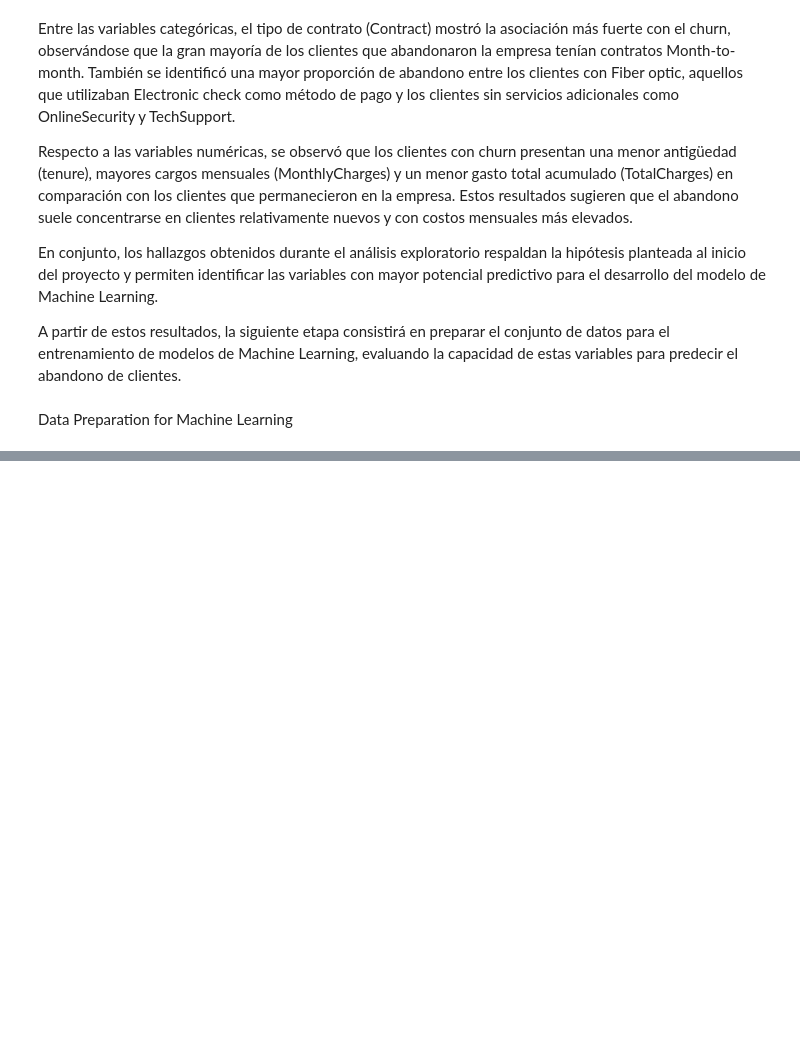
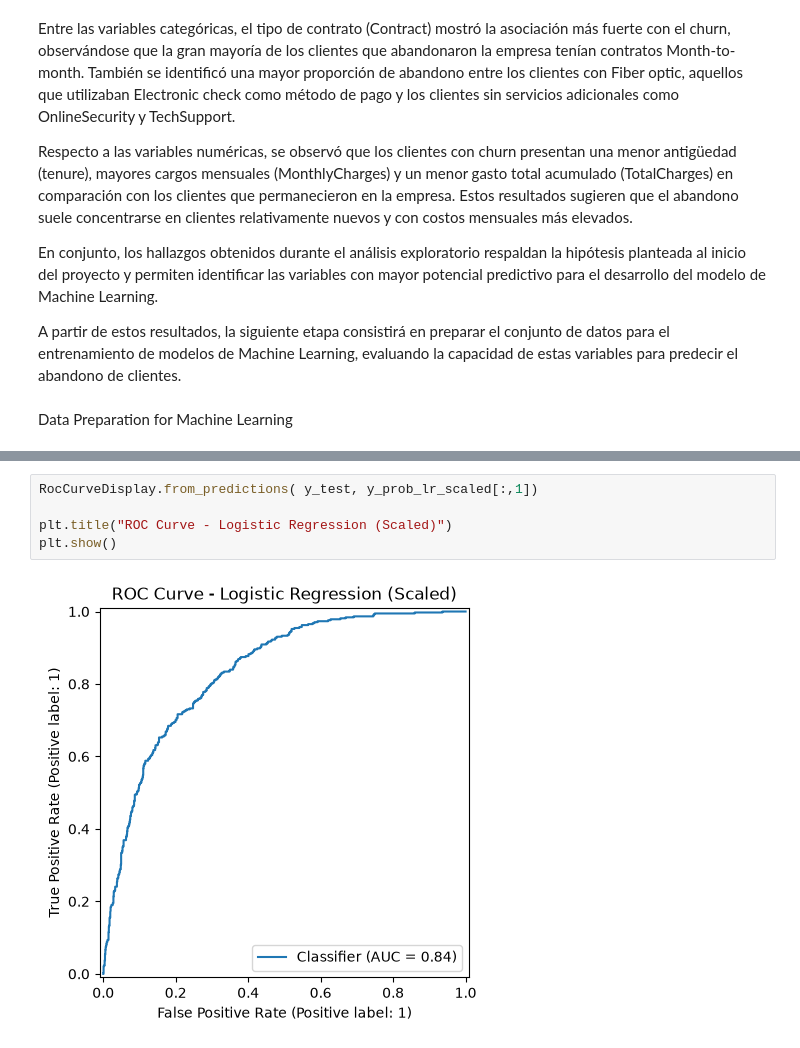
Before and after one commit to arielmarin/customer-churn-prediction, a Jupyter notebook: notebooks/customer_churn_prediction.ipynb, the cells around one changed output, grey strips where cells are left out. Cells and saved outputs as stored; diff of their text form; blank space fills up the shorter version.

```diff
--- a/notebooks/customer_churn_prediction.ipynb
+++ b/notebooks/customer_churn_prediction.ipynb
@@ -610,0 +835,7 @@ data_ml = customer_df.copy()
+# %%
+RocCurveDisplay.from_predictions( y_test, y_prob_lr_scaled[:,1])
+
+plt.title("ROC Curve - Logistic Regression (Scaled)")
+plt.show()
+# %% [output]
+[figure, added]
```
Also changed, not shown: parts of 76 cells of this notebook, 1 other file.
